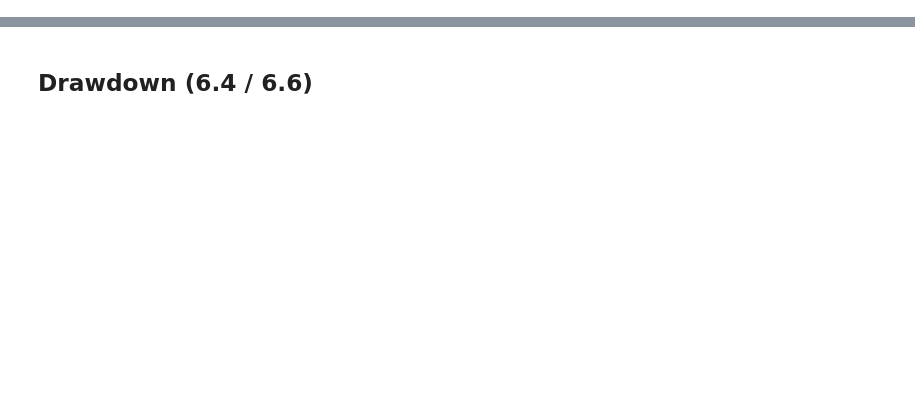
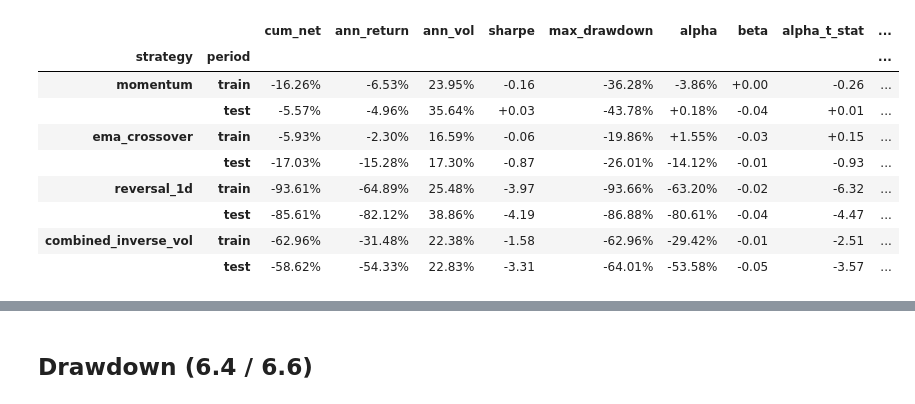
Before and after one commit to ravirajlondhepatil/quant-class-project, a Jupyter notebook: notebooks/performance_summary.ipynb, the cells around one changed output, grey strips where cells are left out. Cells and saved outputs as stored; diff of their text form; code cells hidden in the pictures; blank space fills up the shorter version.

```diff
--- a/notebooks/performance_summary.ipynb
+++ b/notebooks/performance_summary.ipynb
@@ -78,0 +78,15 @@ individual strategy above.
+# %%
+best_lookback = pipeline._select_momentum_lookback(prices, returns, split)
+best_fast, best_slow = pipeline._select_ema_pair(prices, returns, split)
+print(
+    f"Selected on training data: momentum lookback={best_lookback}d, "
+    f"EMA pair=({best_fast}, {best_slow})"
+)
+
+signals = {
+    "momentum": time_horizon_momentum(prices, lookback=best_lookback),
+    "ema_crossover": ema_crossover_momentum(prices, fast_span=best_fast, slow_span=best_slow),
+    "reversal_1d": time_horizon_reversal(prices, lookback=1),
+}
+results = run_multi_strategy_backtest(signals, returns)
+list(results.keys())
@@ -133,2 +126,47 @@ metrics.style.format(
+# %%
+rows = {}
+for name, result in all_results.items():
+    train_result = slice_backtest_result(result, split.train_prices.index)
+    test_result = slice_backtest_result(result, split.test_prices.index)
+    for period, sliced in [("train", train_result), ("test", test_result)]:
+        report = build_performance_report(sliced, benchmark_returns=benchmark_returns)
+        rows[(name, period)] = {
+            "cum_net": report.cumulative_net.iloc[-1],
+            "ann_return": report.annualized_return,
+            "ann_vol": report.annualized_volatility,
+            "sharpe": report.sharpe_ratio,
+            "max_drawdown": report.max_drawdown,
+            "alpha": report.alpha,
+            "beta": report.beta,
+            "alpha_t_stat": report.alpha_t_stat,
+            "correlation": report.correlation,
+        }
+
+metrics = pd.DataFrame(rows).T
+metrics.index.names = ["strategy", "period"]
+metrics.style.format(
+    {
+        "cum_net": "{:+.2%}",
+        "ann_return": "{:+.2%}",
+        "ann_vol": "{:.2%}",
+        "sharpe": "{:+.2f}",
+        "max_drawdown": "{:.2%}",
+        "alpha": "{:+.2%}",
+        "beta": "{:+.2f}",
+        "alpha_t_stat": "{:+.2f}",
+        "correlation": "{:+.2f}",
+    }
+)
+# %% [output]
+|  |  | cum_net | ann_return | ann_vol | sharpe | max_drawdown | alpha | beta | alpha_t_stat | ... |
+| strategy | period |  |  |  |  |  |  |  |  | ... |
+| momentum | train | -16.26% | -6.53% | 23.95% | -0.16 | -36.28% | -3.86% | +0.00 | -0.26 | ... |
+|  | test | -5.57% | -4.96% | 35.64% | +0.03 | -43.78% | +0.18% | -0.04 | +0.01 | ... |
+| ema_crossover | train | -5.93% | -2.30% | 16.59% | -0.06 | -19.86% | +1.55% | -0.03 | +0.15 | ... |
+|  | test | -17.03% | -15.28% | 17.30% | -0.87 | -26.01% | -14.12% | -0.01 | -0.93 | ... |
+| reversal_1d | train | -93.61% | -64.89% | 25.48% | -3.97 | -93.66% | -63.20% | -0.02 | -6.32 | ... |
+|  | test | -85.61% | -82.12% | 38.86% | -4.19 | -86.88% | -80.61% | -0.04 | -4.47 | ... |
+| combined_inverse_vol | train | -62.96% | -31.48% | 22.38% | -1.58 | -62.96% | -29.42% | -0.01 | -2.51 | ... |
+|  | test | -58.62% | -54.33% | 22.83% | -3.31 | -64.01% | -53.58% | -0.05 | -3.57 | ... |
 # %% [markdown]
 ## Gross vs. net-of-cost cumulative returns (6.1)
```
Also changed, not shown: parts of 17 cells of this notebook, 9 other files.
